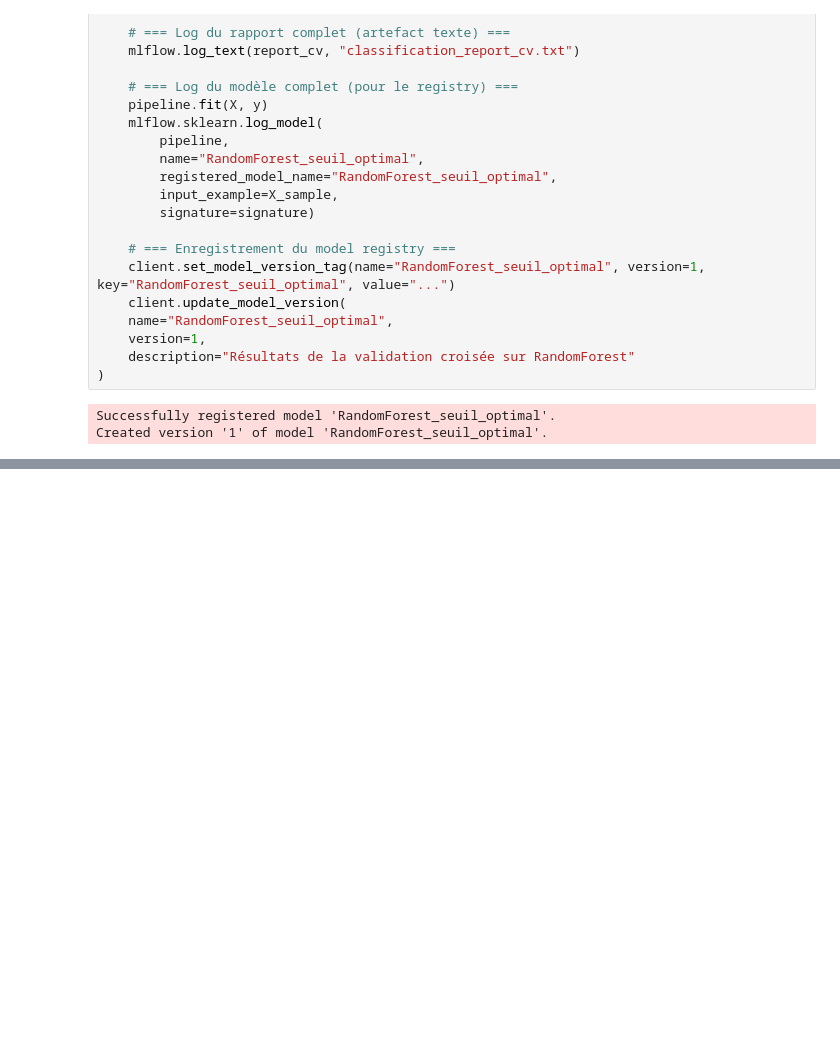
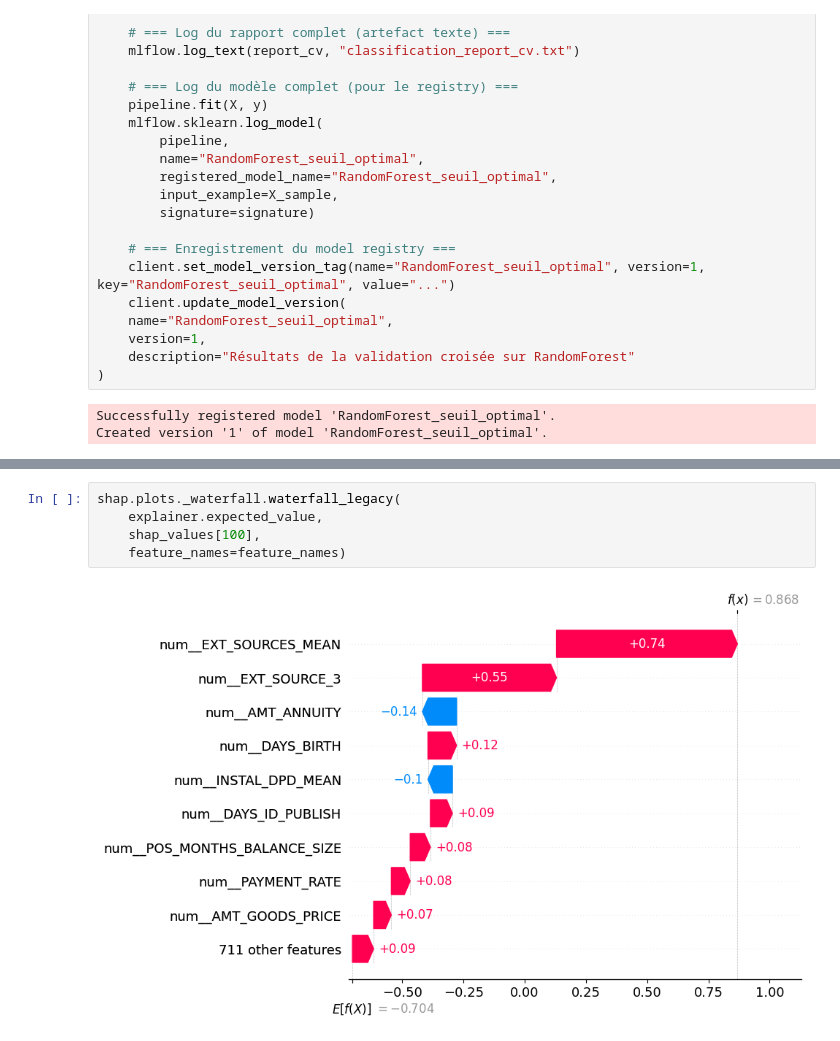
Before and after one commit to SCFlorian/Modele_scoring_MLFlow, a Jupyter notebook: notebooks/notebook_3_modelisation.ipynb, the cells around one changed output, grey strips where cells are left out. Drawn from its saved outputs; the diff is of its cells as text; blank space fills up the shorter version.

```diff
--- a/notebooks/notebook_3_modelisation.ipynb
+++ b/notebooks/notebook_3_modelisation.ipynb
@@ -1719,0 +1537,7 @@ Created version '1' of model 'RandomForest_seuil_optimal'.
+# %%
+shap.plots._waterfall.waterfall_legacy(
+    explainer.expected_value,
+    shap_values[100],
+    feature_names=feature_names)
+# %% [output]
+[figure, added]
```
Also changed, not shown: parts of 20 cells of this notebook, 1 other file.
